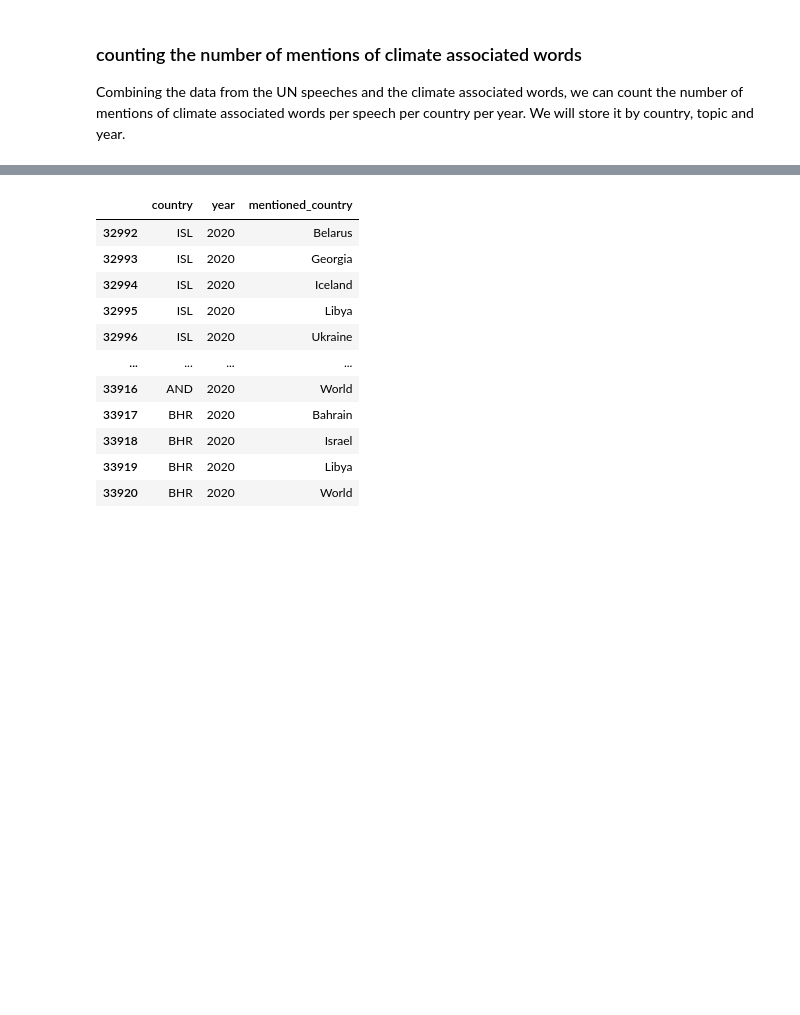
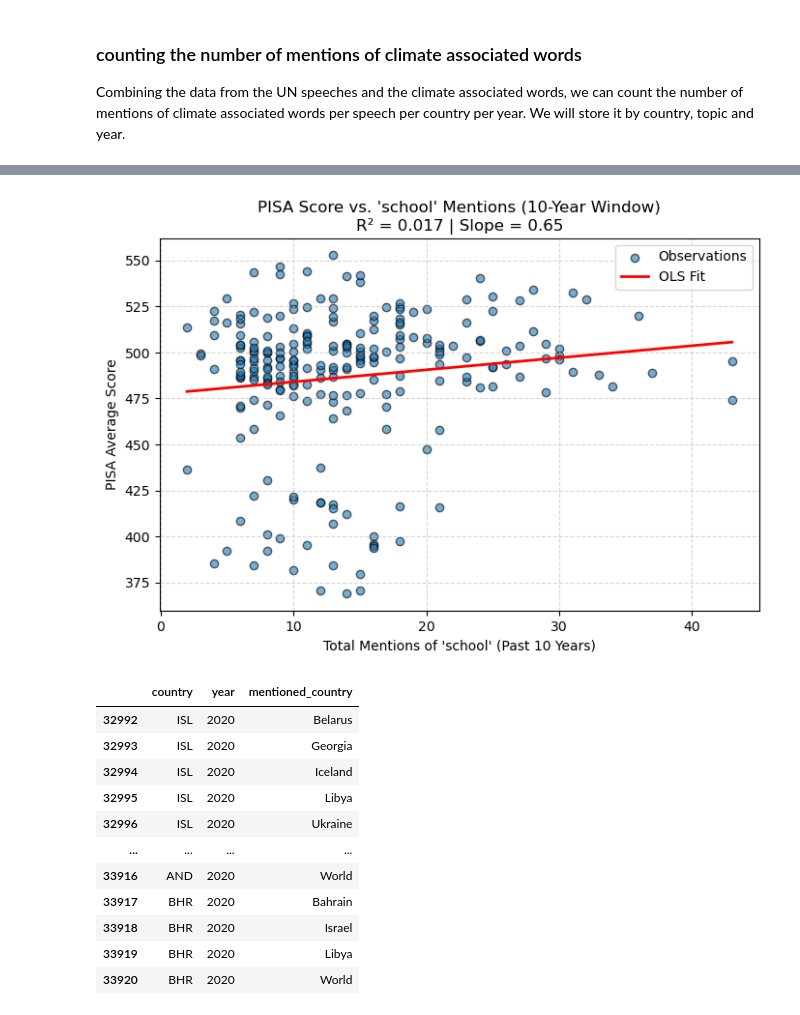
Before and after one commit to jacobgroot/FDS, a Jupyter notebook: analysis.ipynb, the cells around one changed output, grey strips where cells are left out. Cells and saved outputs as stored; diff of their text form; code cells hidden in the pictures; blank space fills up the shorter version.

```diff
--- a/analysis.ipynb
+++ b/analysis.ipynb
@@ -220,6 +207,7 @@ sorted_word_count = sorted(word_count.items(), key=lambda x:x[1], reverse=True)
 ### counting the number of mentions of climate associated words
 Combining the data from the UN speeches and the climate associated words, we can count the number of mentions of climate associated words per speech per country per year. We will store it by country, topic and year.
 # %%
+from locale import normalize
 from turtle import rt
 import pandas as pd
 import re
@@ -246,8 +234,10 @@ for country_speech_year, speech_tokens in text.items():
                 "year": year,
                 "topic": topic,
                 "mention_count": len(matches),
-                "matched_words": list(set(m.lower() for m in matches))
+                "matched_words": list(set(m.lower() for m in matches)),
+                "total_words": len(speech_tokens),
+                "normalised_mention_count": len(matches) / len(speech_tokens) if len(speech_tokens) > 0 else 0
             })
 
-df_climate = pd.DataFrame(records)
+df_keywords = pd.DataFrame(records)
 # %%
@@ -269,3 +341,13 @@ df_climate[df_climate["topic"]=="school"]
+# %%
+# Run for a 10-year window
+model, X, y = regress_pisa_on_speech(
+    years_back=10,
+    pisa_df=pisa_df_per_country,
+    df_keywords=df_keywords,
+    topic="school",
+)
+# %% [output]
+[figure, added]
 # %%
 # now we will count how often each country names other countries using country_list as check
 records = []
```
Also changed, not shown: parts of 6 cells of this notebook.
